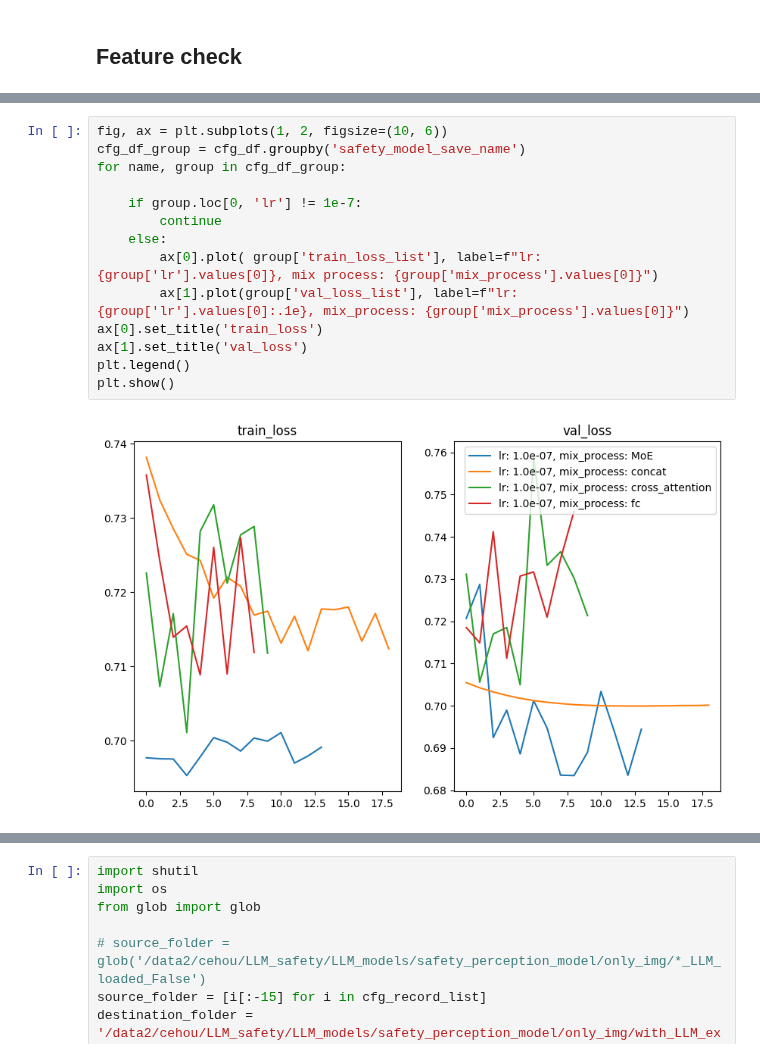
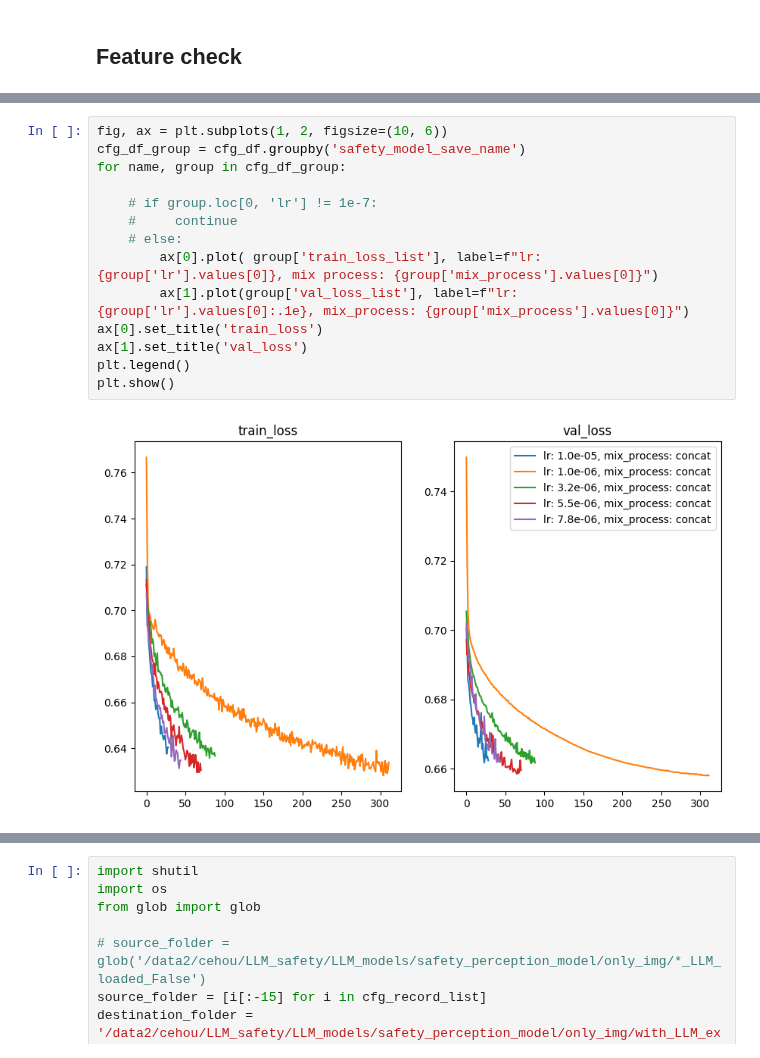
Before and after one commit to CeHouGIS/Safety_Perception_HK, a Jupyter notebook: safety_perception_model/single_model/feature_check.ipynb, the cells around one changed output, grey strips where cells are left out. Drawn from its saved outputs; the diff is of its cells as text.

```diff
--- a/safety_perception_model/single_model/feature_check.ipynb
+++ b/safety_perception_model/single_model/feature_check.ipynb
@@ -47,19 +36,19 @@ cfg_df_summary
 # %%
 fig, ax = plt.subplots(1, 2, figsize=(10, 6))
 cfg_df_group = cfg_df.groupby('safety_model_save_name')
 for name, group in cfg_df_group:
 
-    if group.loc[0, 'lr'] != 1e-7:
-        continue
-    else:
+    # if group.loc[0, 'lr'] != 1e-7:
+    #     continue
+    # else:
         ax[0].plot( group['train_loss_list'], label=f"lr: {group['lr'].values[0]}, mix process: {group['mix_process'].values[0]}")
         ax[1].plot(group['val_loss_list'], label=f"lr: {group['lr'].values[0]:.1e}, mix_process: {group['mix_process'].values[0]}")
 ax[0].set_title('train_loss')
 ax[1].set_title('val_loss')
 plt.legend()
 plt.show()
 # %% [output]
-[figure, old version]
+[figure, new version]
 # %%
 # cfg_df_summary.pivot_table(values='f1_score', index='LLM_feature_process', columns='lr').reset_index()
 final_pivot = cfg_df_summary.pivot_table(values='f1_score', index='mix_process', columns='lr').reset_index()
```
Also changed, not shown: parts of 3 cells of this notebook, 8 other files.
